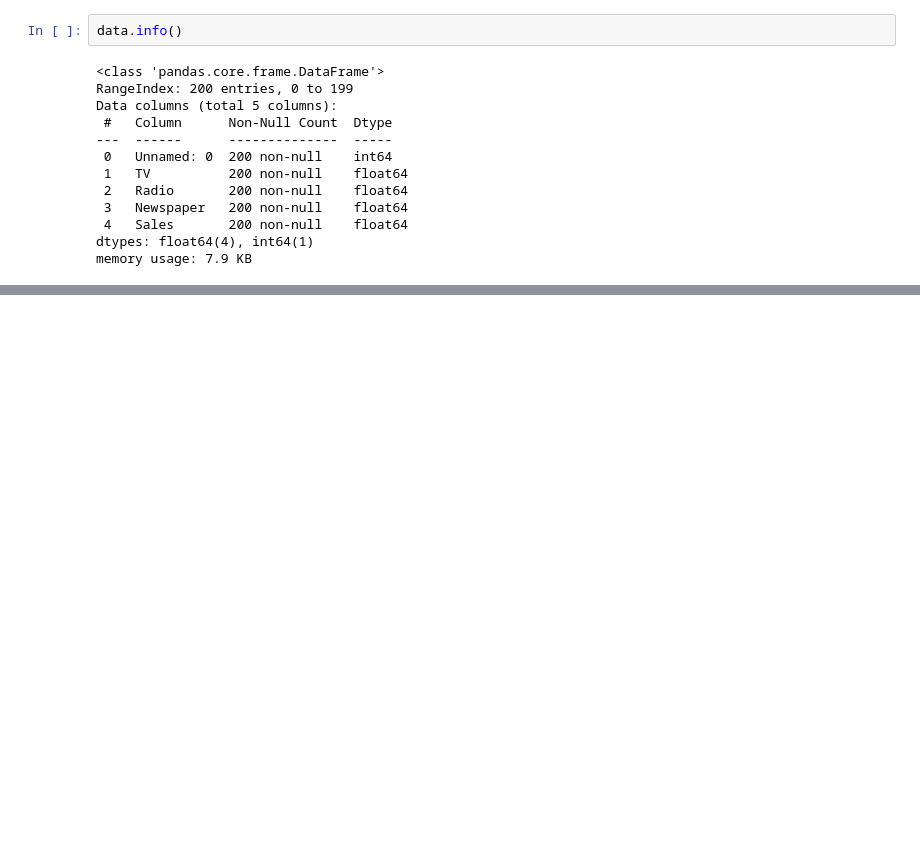
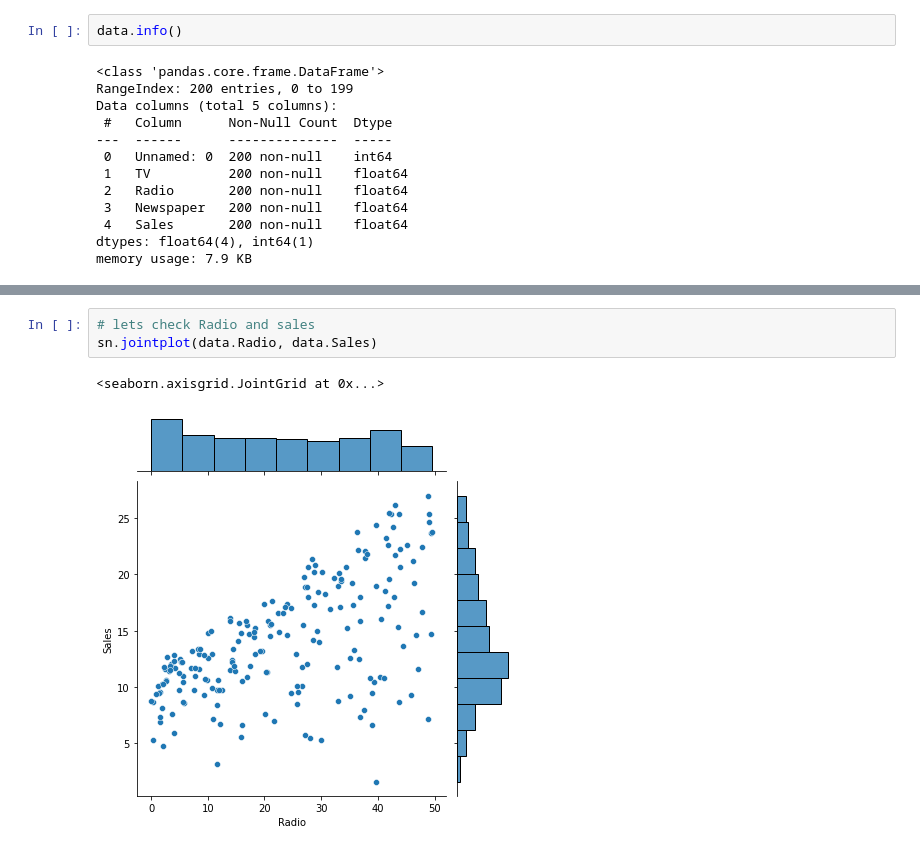
Before and after one commit to georgian3590/BABI-GreatLakes, a Jupyter notebook: Linear_Regression.ipynb, the cells around one changed output, grey strips where cells are left out. Cells and saved outputs as stored; diff of their text form; blank space fills up the shorter version.

```diff
--- a/Linear_Regression.ipynb
+++ b/Linear_Regression.ipynb
@@ -34,0 +54,6 @@ memory usage: 7.9 KB
+# %%
+# lets check Radio and sales
+sn.jointplot(data.Radio, data.Sales)
+# %% [output]
+<seaborn.axisgrid.JointGrid at 0x...>
+[figure, added]
```
Also changed, not shown: parts of 9 cells of this notebook.
